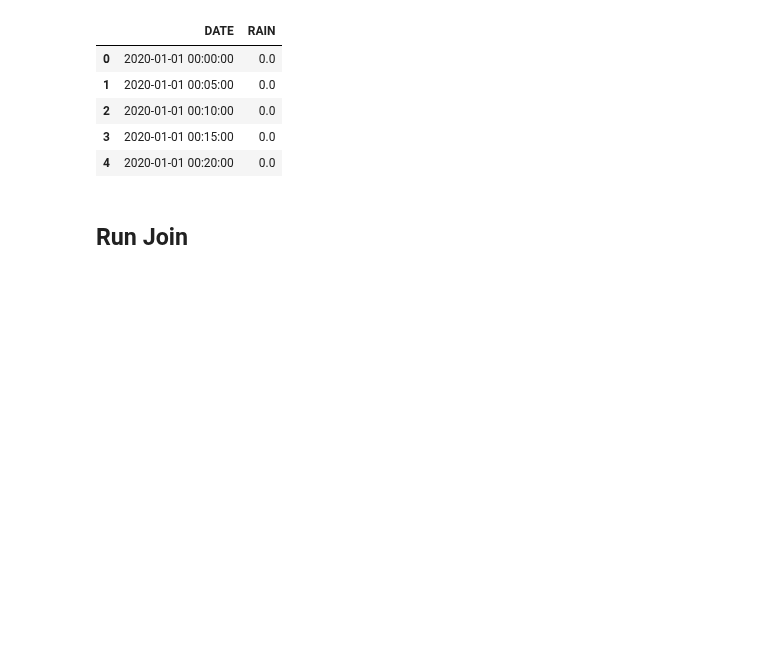
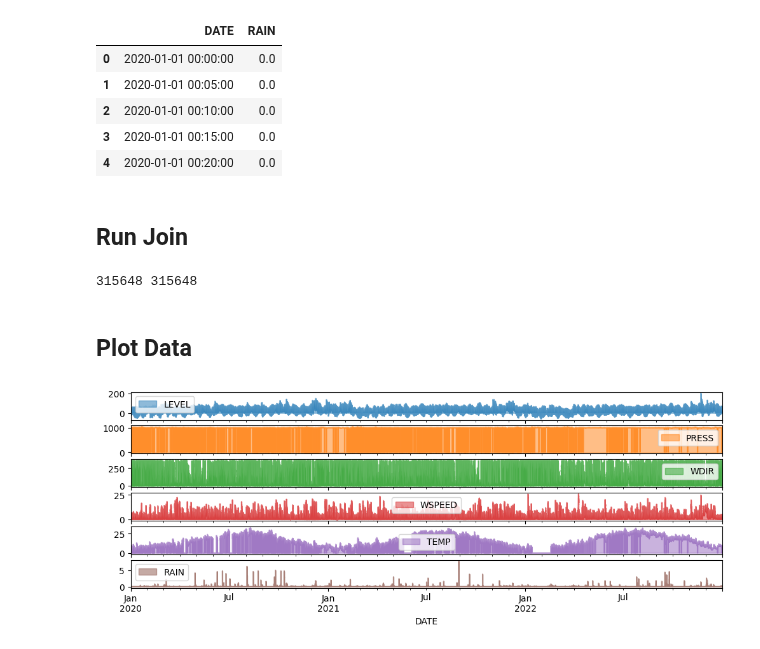
Before and after one commit to matteorinalduzzi/TTM, a Jupyter notebook: datasets/venice/create_venice_ds.ipynb, the cells around one changed output. Cells and saved outputs as stored; diff of their text form; code cells hidden in the pictures; blank space fills up the shorter version.

```diff
--- a/datasets/venice/create_venice_ds.ipynb
+++ b/datasets/venice/create_venice_ds.ipynb
@@ -57,9 +60,10 @@ df_winddir.head()
 df_press_2020 = pd.read_csv("pressure/2020.txt", sep=';', names=['DATE','P', 'PRESS', 'DUMMY'])
 df_press_2021 = pd.read_csv("pressure/2021.txt", sep=';', names=['DATE','P', 'PRESS', 'DUMMY'])
 df_press_2022 = pd.read_csv("pressure/2022.txt", sep=';', names=['DATE','P', 'PRESS', 'DUMMY'])
-df_press_2023 = pd.read_csv("pressure/2023.txt", sep=';', names=['DATE','P', 'PRESS', 'DUMMY'])
-df_press = pd.concat([df_press_2020, df_press_2021, df_press_2022, df_press_2023])
+#df_press_2023 = pd.read_csv("pressure/2023.txt", sep=';', names=['DATE','P', 'PRESS', 'DUMMY'])
+df_press = pd.concat([df_press_2020, df_press_2021, df_press_2022])
 df_press = df_press.drop(columns=['P','DUMMY'])
+df_press["DATE"] = pd.to_datetime(df_press["DATE"])
 
 df_press.head()
 # %% [output]
@@ -74,9 +78,10 @@ df_press.head()
 df_temp_2020 = pd.read_csv("temperature/2020.txt", sep=';', names=['DATE','T', 'TEMP', 'DUMMY'])
 df_temp_2021 = pd.read_csv("temperature/2021.txt", sep=';', names=['DATE','T', 'TEMP', 'DUMMY'])
 df_temp_2022 = pd.read_csv("temperature/2022.txt", sep=';', names=['DATE','T', 'TEMP', 'DUMMY'])
-df_temp_2023 = pd.read_csv("temperature/2023.txt", sep=';', names=['DATE','T', 'TEMP', 'DUMMY'])
-df_temp = pd.concat([df_temp_2020, df_temp_2021, df_temp_2022, df_temp_2023])
+#df_temp_2023 = pd.read_csv("temperature/2023.txt", sep=';', names=['DATE','T', 'TEMP', 'DUMMY'])
+df_temp = pd.concat([df_temp_2020, df_temp_2021, df_temp_2022])
 df_temp = df_temp.drop(columns=['T','DUMMY'])
+df_temp["DATE"] = pd.to_datetime(df_temp["DATE"])
 
 df_temp.head()
 # %% [output]
@@ -93,9 +98,10 @@ df_temp.head()
 df_rain_2020 = pd.read_csv("rain/2020.txt", sep=';', names=['DATE','R', 'RAIN', 'DUMMY'])
 df_rain_2021 = pd.read_csv("rain/2021.txt", sep=';', names=['DATE','R', 'RAIN', 'DUMMY'])
 df_rain_2022 = pd.read_csv("rain/2022.txt", sep=';', names=['DATE','R', 'RAIN', 'DUMMY'])
-df_rain_2023 = pd.read_csv("rain/2023.txt", sep=';', names=['DATE','R', 'RAIN', 'DUMMY'])
-df_rain = pd.concat([df_rain_2020, df_rain_2021, df_rain_2022, df_rain_2023])
+#df_rain_2023 = pd.read_csv("rain/2023.txt", sep=';', names=['DATE','R', 'RAIN', 'DUMMY'])
+df_rain = pd.concat([df_rain_2020, df_rain_2021, df_rain_2022])
 df_rain = df_rain.drop(columns=['R','DUMMY'])
+df_rain["DATE"] = pd.to_datetime(df_rain["DATE"])
 
 df_rain.head()
 # %% [output]
@@ -108,18 +114,38 @@ df_rain.head()
 # %% [markdown]
 ## Run Join
 # %%
-#TODO handle join of all data and drop rows without levels
+# Create a DatetimeIndex with timestamps at 5-minute intervals
+date_range = pd.date_range(start='2020-01-01 00:00:00', end='2022-12-31 23:55:00', freq='5T')
 
-df_venice = pd.merge(df_level, df_press, on=["DATE"])
-df_venice = pd.merge(df_venice, df_winddir, on=["DATE"])
-df_venice = pd.merge(df_venice, df_windsp, on=["DATE"])
-df_venice = pd.merge(df_venice, df_temp, on=["DATE"])
-df_venice = pd.merge(df_venice, df_rain, on=["DATE"])
-df_venice.head()
-df_venice["DATE"] = pd.to_datetime(df_venice["DATE"])
+# Create a DataFrame with a single column containing the timestamps
+df_venice = pd.DataFrame(date_range, columns=['DATE'])
+
+desidered = df_venice.shape[0]
+
+df_venice = pd.merge(df_venice, df_level, how="outer", on=["DATE"])
+df_venice = pd.merge(df_venice, df_press, how="outer", on=["DATE"])
+df_venice = pd.merge(df_venice, df_winddir, how="outer",on=["DATE"])
+df_venice = pd.merge(df_venice, df_windsp, how="outer",on=["DATE"])
+df_venice = pd.merge(df_venice, df_temp, how="outer",on=["DATE"])
+df_venice = pd.merge(df_venice, df_rain, how="outer", on=["DATE"])
+
+#df_venice["DATE"] = pd.to_datetime(df_venice["DATE"])
 
 df_venice_small = df_venice[(df_venice["DATE"].dt.minute == 0) | (df_venice["DATE"].dt.minute == 30)]
 df_venice_small.reset_index(drop=True, inplace=True)
 
 df_venice.to_csv('venice.csv')
 df_venice_small.to_csv('venice_small.csv')
+df_venice.head()
+got = df_venice.shape[0]
+print(desidered, got)
+# %% [output]
+315648 315648
+# %% [markdown]
+## Plot Data
+# %%
+
+
+veniceplot = df_venice.plot.area(x="DATE", figsize=(12,4),stacked=False,subplots=True)
+# %% [output]
+[figure, added]
```
Also changed, not shown: parts of 3 cells of this notebook, 2 other files.
